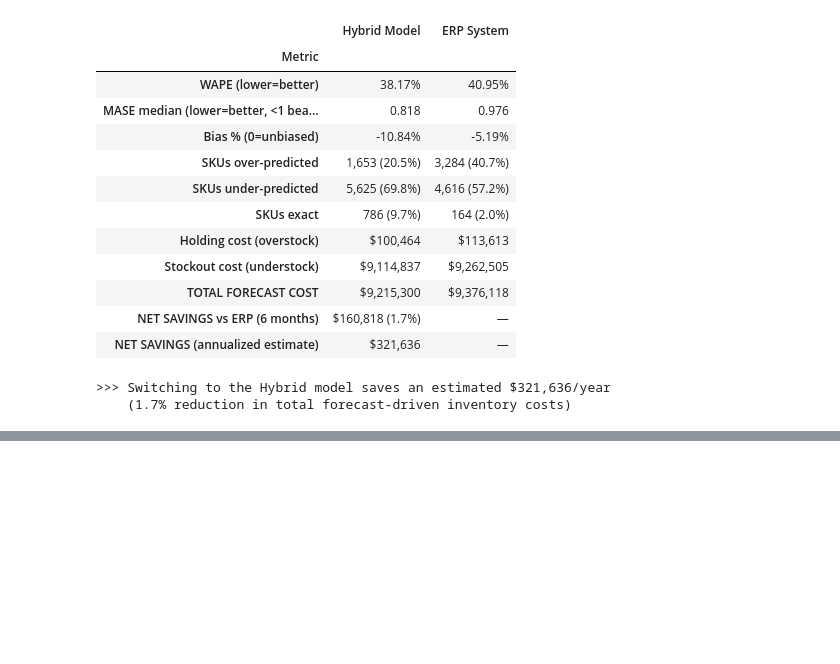
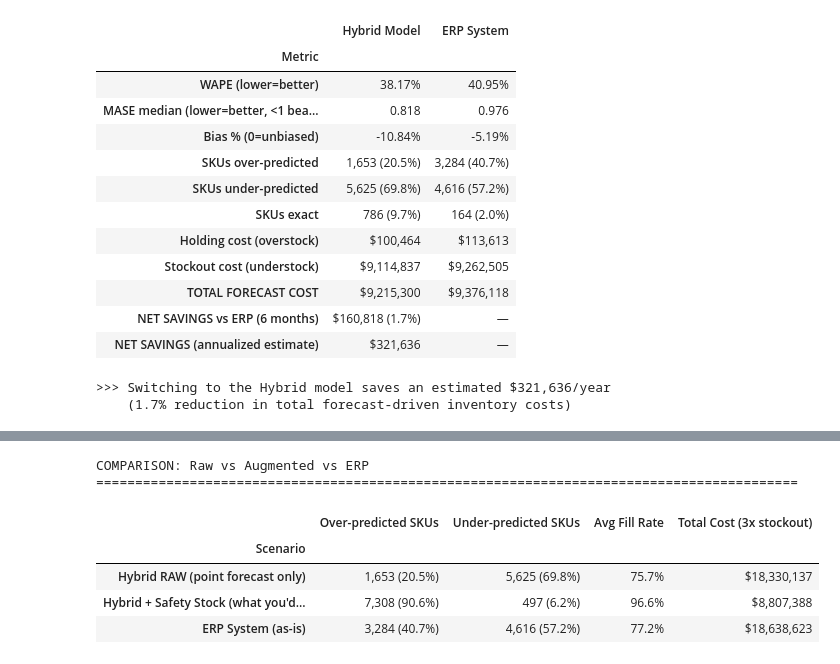
Before and after one commit to Maestro12345-hoax/gic, a Jupyter notebook: improved/final_v2.ipynb, the cells around one changed output, grey strips where cells are left out. Cells and saved outputs as stored; diff of their text form; code cells hidden in the pictures; blank space fills up the shorter version.

```diff
--- a/improved/final_v2.ipynb
+++ b/improved/final_v2.ipynb
@@ -1464,0 +1665,40 @@ EXECUTIVE SUMMARY: Hybrid Model vs ERP System
+# %%
+comparison_data = {
+    "Scenario": [
+        "Hybrid RAW (point forecast only)",
+        "Hybrid + Safety Stock (what you'd order)",
+        "ERP System (as-is)",
+    ],
+    "Over-predicted SKUs": [
+        f"{hybrid_over.sum():,} ({hybrid_over.mean():.1%})",
+        f"{(aug_net > 0).sum():,} ({(aug_net > 0).mean():.1%})",
+        f"{sys_over.sum():,} ({sys_over.mean():.1%})",
+    ],
+    "Under-predicted SKUs": [
+        f"{hybrid_under.sum():,} ({hybrid_under.mean():.1%})",
+        f"{(aug_net < 0).sum():,} ({(aug_net < 0).mean():.1%})",
+        f"{sys_under.sum():,} ({sys_under.mean():.1%})",
+    ],
+    "Avg Fill Rate": [
+        f"{np.mean([np.minimum(hybrid_preds[:,j], actual_test[:,j]).sum() / max(actual_test[:,j].sum(),1)*100 for j in range(len(TEST_INDICES))]):.1f}%",
+        f"{avg_h_fill:.1f}%",
+        f"{avg_s_fill:.1f}%",
+    ],
+    "Total Cost (3x stockout)": [
+        f"${compute_total_cost(hybrid_errors, cost, HOLDING_RATE, 3.0)[2]:,.0f}",
+        f"${compute_total_cost(hybrid_aug_errors, cost, HOLDING_RATE, 3.0)[2]:,.0f}",
+        f"${compute_total_cost(sys_errors, cost, HOLDING_RATE, 3.0)[2]:,.0f}",
+    ],
+}
+
+print("COMPARISON: Raw vs Augmented vs ERP")
+print("=" * 90)
+display(pd.DataFrame(comparison_data).set_index("Scenario"))
+# %% [output]
+COMPARISON: Raw vs Augmented vs ERP
+==========================================================================================
+|  | Over-predicted SKUs | Under-predicted SKUs | Avg Fill Rate | Total Cost (3x stockout) |
+| Scenario |  |  |  |  |
+| Hybrid RAW (point forecast only) | 1,653 (20.5%) | 5,625 (69.8%) | 75.7% | $18,330,137 |
+| Hybrid + Safety Stock (what you'd... | 7,308 (90.6%) | 497 (6.2%) | 96.6% | $8,807,388 |
+| ERP System (as-is) | 3,284 (40.7%) | 4,616 (57.2%) | 77.2% | $18,638,623 |
```
Also changed, not shown: parts of 10 cells of this notebook.
